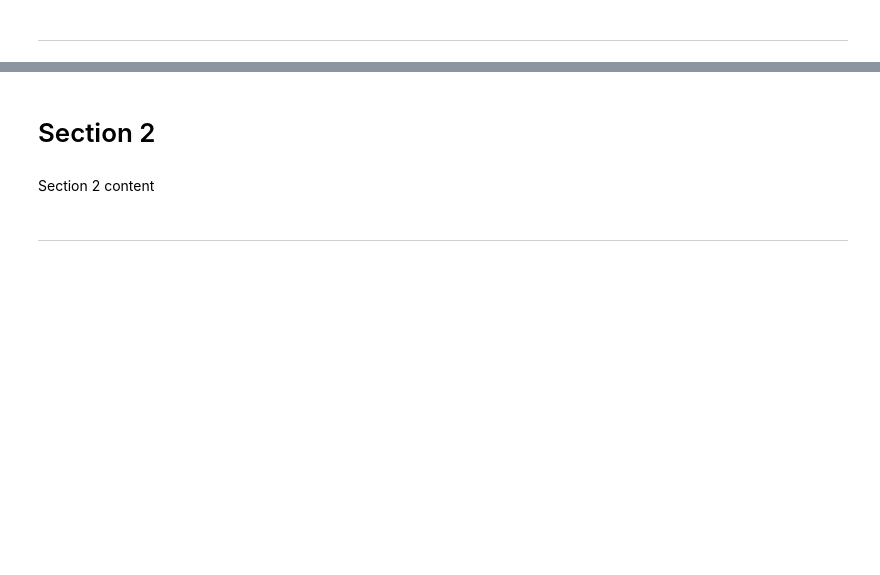
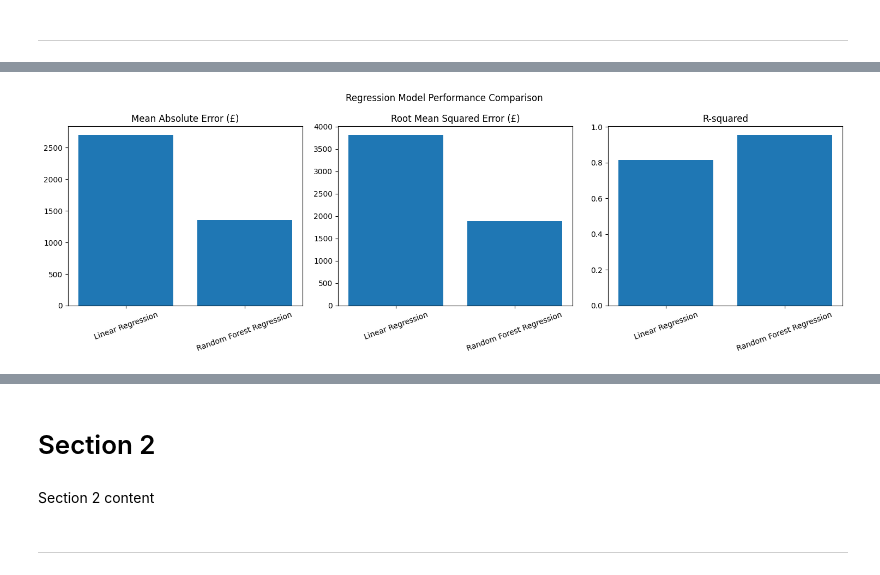
Before and after one commit to nastarannaseri79-afk/car-price-predictive-analysis, a Jupyter notebook: jupyter_notebooks/Notebook_Template.ipynb, the cells around one changed output, grey strips where cells are left out. Saved outputs shown, nothing was run; the diff lists cells and outputs as text; code cells hidden in the pictures; blank space fills up the shorter version.

```diff
--- a/jupyter_notebooks/Notebook_Template.ipynb
+++ b/jupyter_notebooks/Notebook_Template.ipynb
@@ -1630,0 +1646,13 @@ Degrees of freedom: 87.71
+# %%
+# Check the derived features and target variable
+derived_features = [
+    "brand",
+    "car_model",
+    "price_per_hp",
+    "power_to_weight",
+    "avg_mpg",
+    "price"
+]
+
+for col in derived_features:
+    print(f"{col}: {'Present' if col in model_df.columns else 'Not present'}")
@@ -1634,0 +2094,21 @@ Degrees of freedom: 87.71
+# %%
+
+# Plot model performance metrics
+fig, axes = plt.subplots(1, 3, figsize=(15, 5))
+
+metrics = [
+    ("MAE", "Mean Absolute Error (£)"),
+    ("RMSE", "Root Mean Squared Error (£)"),
+    ("R2", "R-squared")
+]
+
+for ax, (metric, title) in zip(axes, metrics):
+    ax.bar(results["Model"], results[metric])
+    ax.set_title(title)
+    ax.tick_params(axis="x", rotation=20)
+
+plt.suptitle("Regression Model Performance Comparison")
+plt.tight_layout()
+plt.show()
+# %% [output]
+[figure, added]
```
Also changed, not shown: parts of 54 cells of this notebook, 1 other file.
